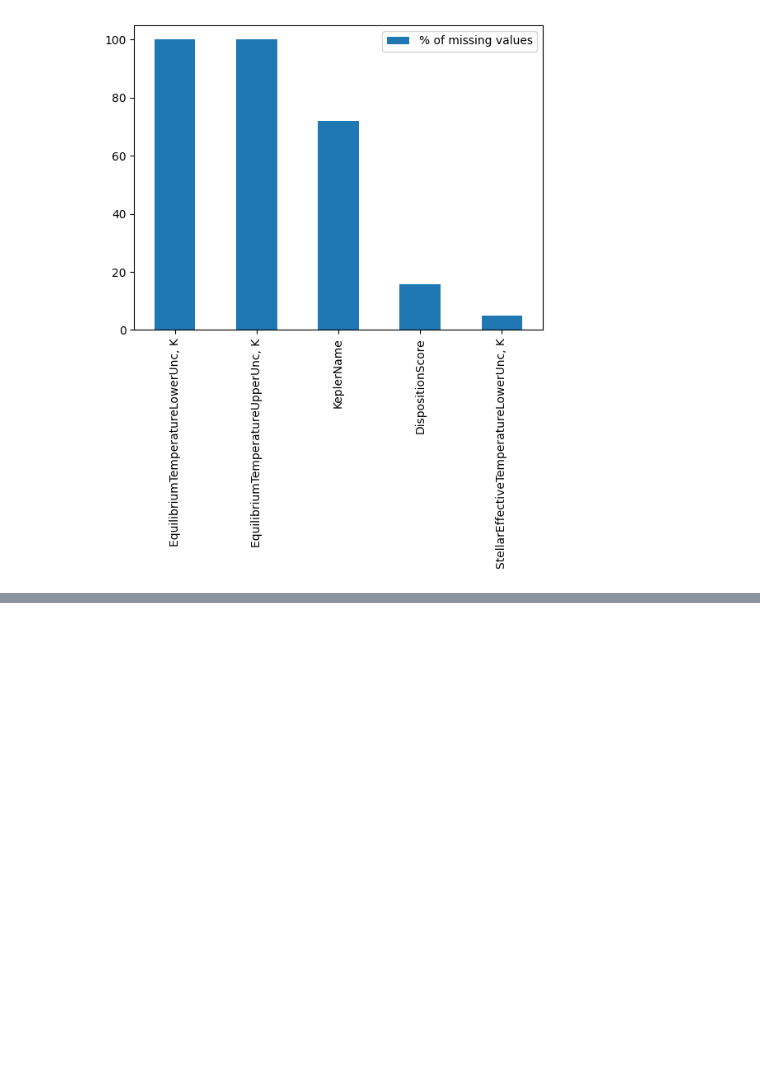
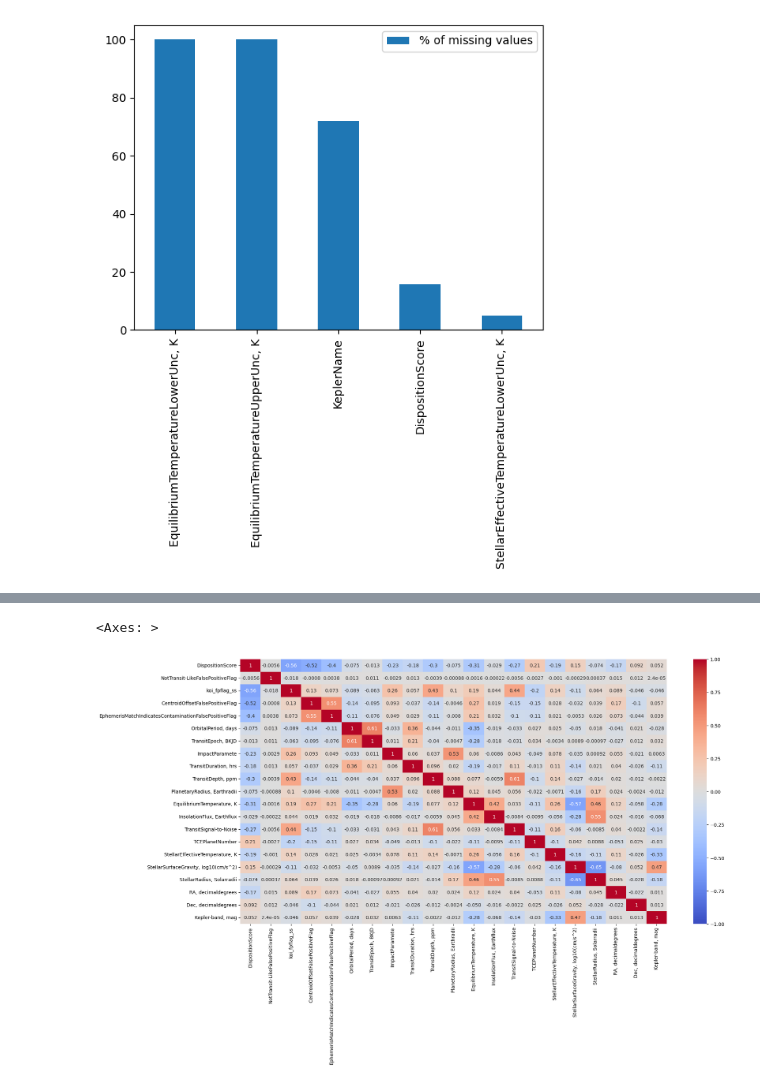
Before and after one commit to chooseanother/MAL1-Assignments, a Jupyter notebook: assignment2-exoplanets/Assignment 2 Detecting exoplanets.ipynb, the cells around one changed output, grey strips where cells are left out. Saved outputs shown, nothing was run; the diff lists cells and outputs as text; code cells hidden in the pictures; blank space fills up the shorter version.

```diff
--- a/assignment2-exoplanets/Assignment 2 Detecting exoplanets.ipynb
+++ b/assignment2-exoplanets/Assignment 2 Detecting exoplanets.ipynb
@@ -181,0 +269,24 @@ exoplanet_df.describe()
+# %%
+# remove all columns with upper or lower in their name
+
+exoplanet_df = exoplanet_df.drop([
+    'OrbitalPeriodUpperUnc, days', 'OrbitalPeriodLowerUnc, days',
+    'TransitEpochUpperUnc, BKJD', 'TransitEpochLowerUnc, BKJD',
+    'ImpactParameterUpperUnc', 'ImpactParameterLowerUnc',
+    'TransitDurationUpperUnc, hrs', 'TransitDurationLowerUnc, hrs',
+    'InsolationFluxUpperUnc, Earthflux', 'InsolationFluxLowerUnc, Earthflux',
+    'StellarEffectiveTemperatureUpperUnc, K', 'StellarEffectiveTemperatureLowerUnc, K',
+    'TransitDepthUpperUnc, ppm', 'TransitDepthLowerUnc, ppm',
+    'PlanetaryRadiusUpperUnc, Earthradii', 'PlanetaryRadiusLowerUnc, Earthradii',
+    #'EquilibriumTemperatureUpperUnc, K', 'EquilibriumTemperatureLowerUnc, K',
+    'StellarSurfaceGravityUpperUnc, log10(cm/s^2)', 'StellarSurfaceGravityLowerUnc, log10(cm/s^2)',
+    'StellarRadiusLowerUnc, Solarradii', 'StellarRadiusUpperUnc, Solarradii',
+    ], axis=1)
+# %%
+# Make a correlation matrix
+
+plt.figure(figsize=(20,10))
+sns.heatmap(exoplanet_df.select_dtypes(include='number').corr(), annot=True, cmap='coolwarm', vmin=-1, vmax=1)
+# %% [output]
+<Axes: >
+[figure, added]
```
Also changed, not shown: parts of 45 cells of this notebook.
